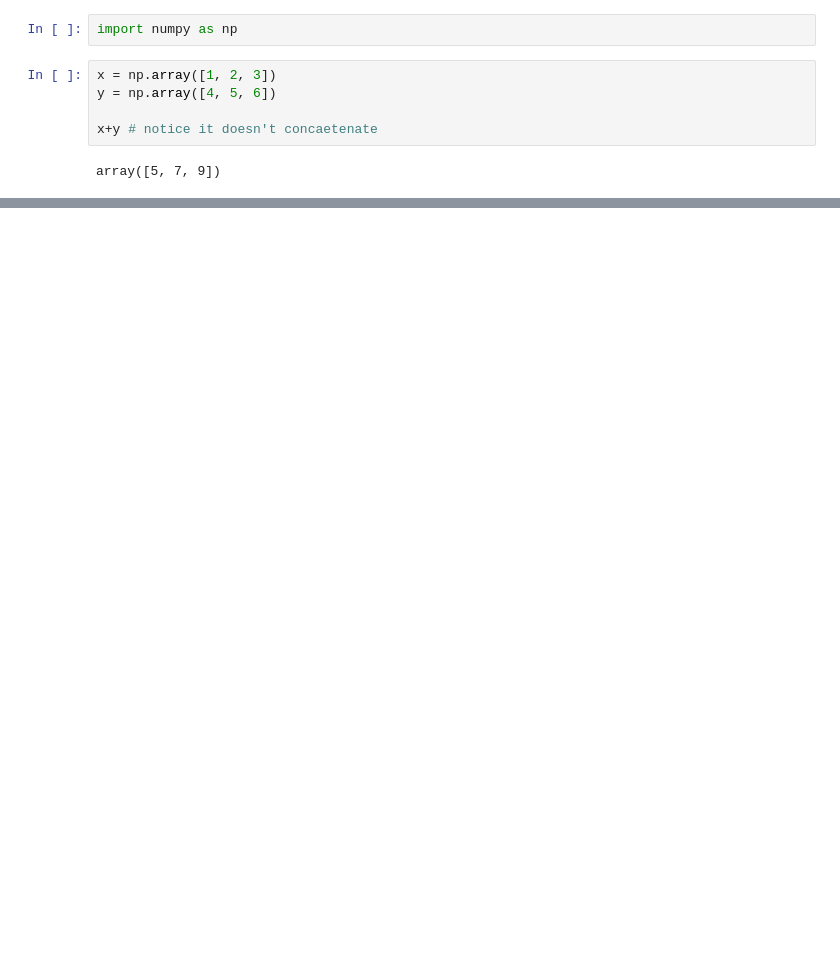
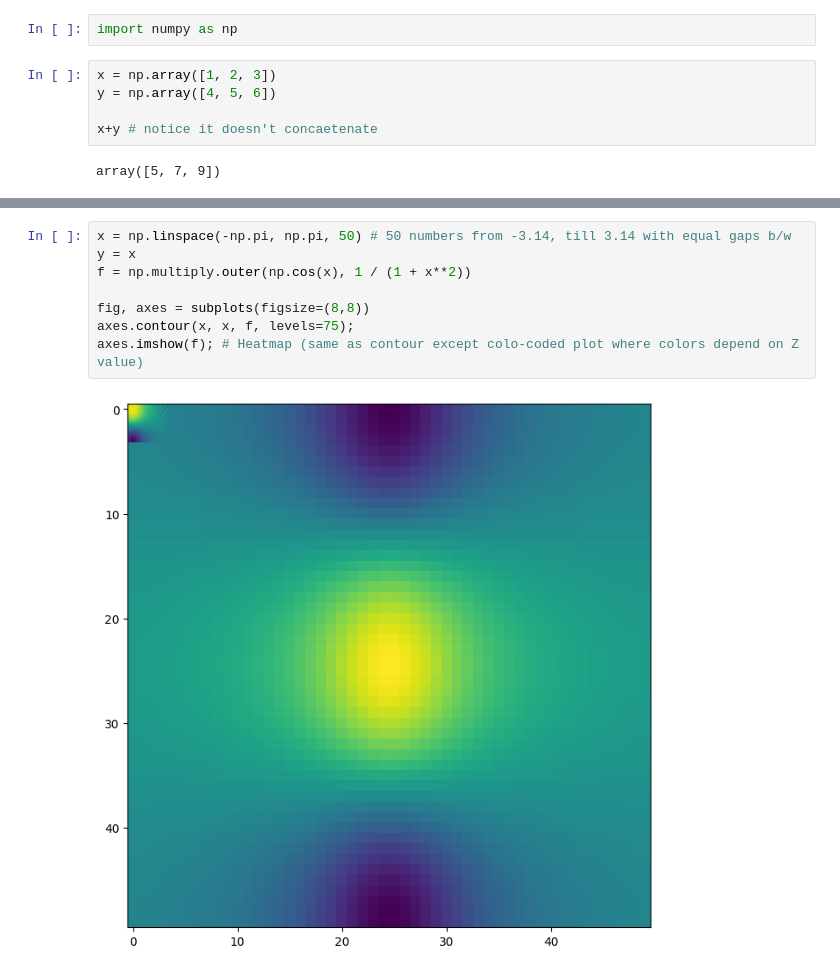
Before and after one commit to aliyan-navaid/ILSR-Python, a Jupyter notebook: 2. Statistical Learning/Lab-Introduction to Python.ipynb, the cells around one changed output, grey strips where cells are left out. Cells and saved outputs as stored; diff of their text form; blank space fills up the shorter version.

```diff
--- a/2. Statistical Learning/Lab-Introduction to Python.ipynb
+++ b/2. Statistical Learning/Lab-Introduction to Python.ipynb
@@ -86,0 +139,10 @@ class complex128(complexfloating, builtins.complex)
+# %%
+x = np.linspace(-np.pi, np.pi, 50) # 50 numbers from -3.14, till 3.14 with equal gaps b/w
+y = x
+f = np.multiply.outer(np.cos(x), 1 / (1 + x**2))
+
+fig, axes = subplots(figsize=(8,8))
+axes.contour(x, x, f, levels=75);
+axes.imshow(f); # Heatmap (same as contour except colo-coded plot where colors depend on Z value)
+# %% [output]
+[figure, added]
```
Also changed, not shown: parts of 10 cells of this notebook, 1 other file.
